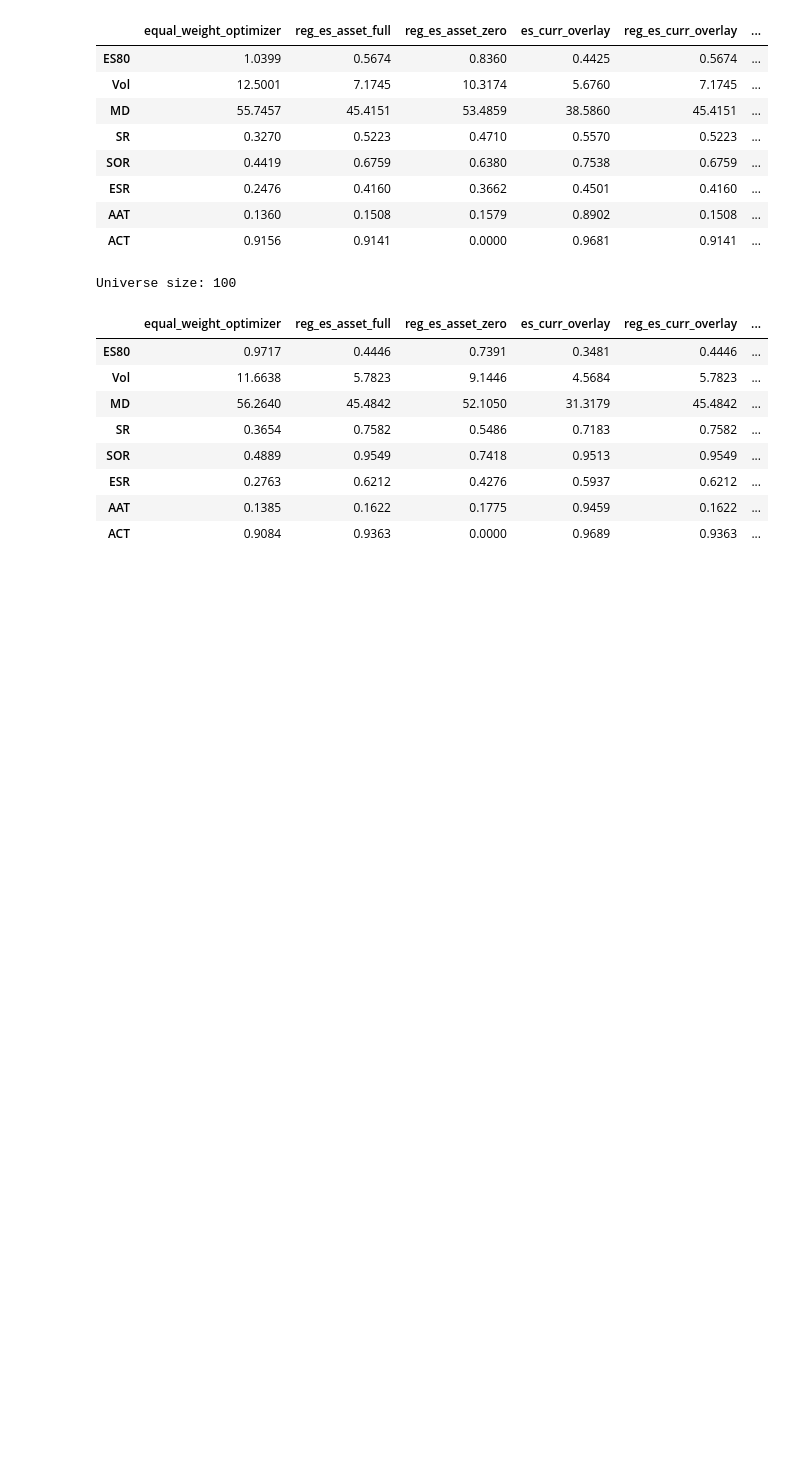
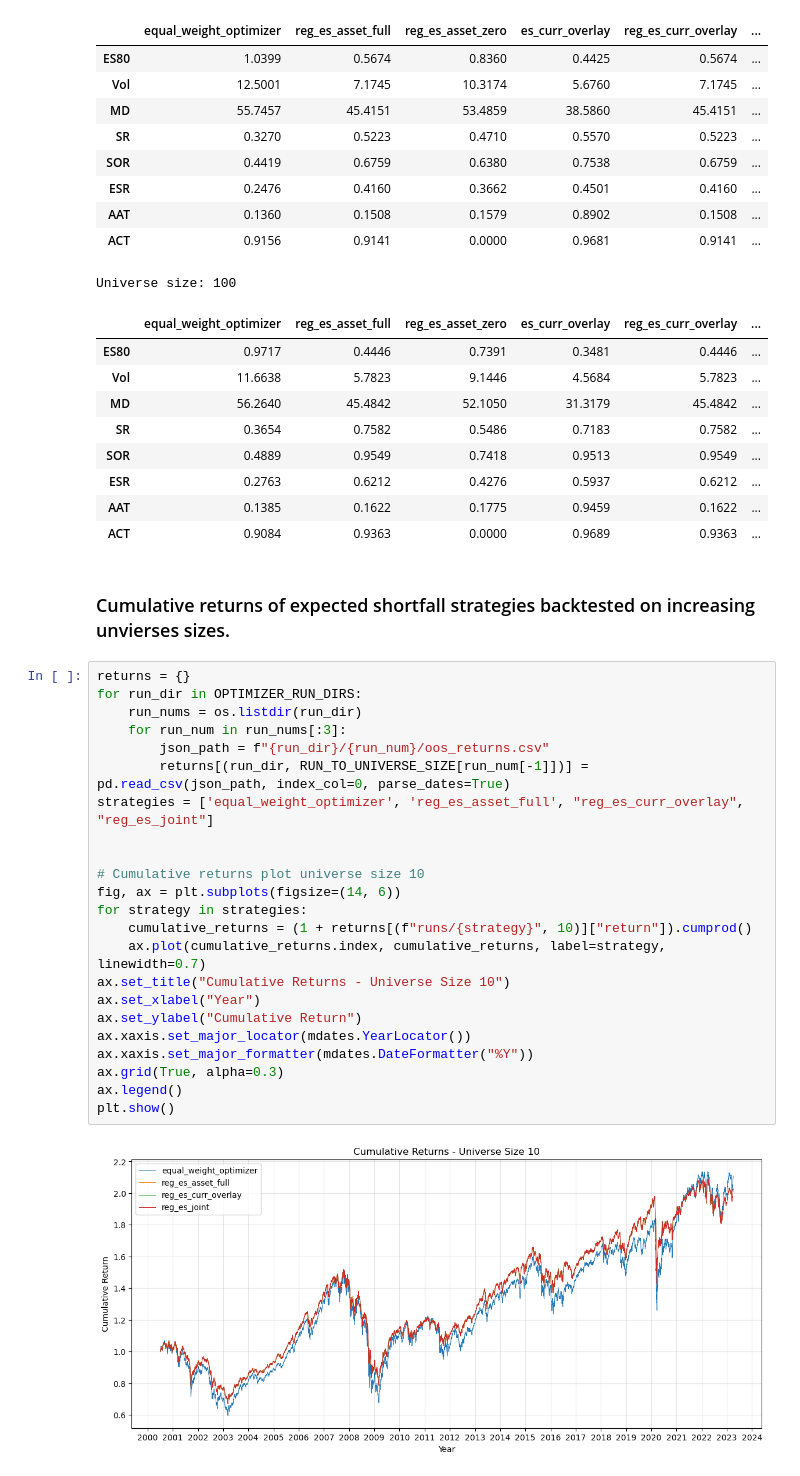
Before and after one commit to anejrozman/Currency-Overlay-or-Joint-Optimization, a Jupyter notebook: results/plotting.ipynb, the cells around one changed output. Saved outputs shown, nothing was run; the diff lists cells and outputs as text; blank space fills up the shorter version.

Commit message:
Plot of cumulative returns for expected shortfall strategies on different universe sizes.

```diff
--- a/results/plotting.ipynb
+++ b/results/plotting.ipynb
@@ -84,3 +87,30 @@ Universe size: 100
 | ESR | 0.2763 | 0.6212 | 0.4276 | 0.5937 | 0.6212 | ... |
 | AAT | 0.1385 | 0.1622 | 0.1775 | 0.9459 | 0.1622 | ... |
 | ACT | 0.9084 | 0.9363 | 0.0000 | 0.9689 | 0.9363 | ... |
+# %% [markdown]
+### Cumulative returns of expected shortfall strategies backtested on increasing unvierses sizes.
+# %%
+returns = {}
+for run_dir in OPTIMIZER_RUN_DIRS:
+    run_nums = os.listdir(run_dir)
+    for run_num in run_nums[:3]:
+        json_path = f"{run_dir}/{run_num}/oos_returns.csv"
+        returns[(run_dir, RUN_TO_UNIVERSE_SIZE[run_num[-1]])] = pd.read_csv(json_path, index_col=0, parse_dates=True)
+strategies = ['equal_weight_optimizer', 'reg_es_asset_full', "reg_es_curr_overlay", "reg_es_joint"]
+
+
+# Cumulative returns plot universe size 10
+fig, ax = plt.subplots(figsize=(14, 6))
+for strategy in strategies:
+    cumulative_returns = (1 + returns[(f"runs/{strategy}", 10)]["return"]).cumprod()
+    ax.plot(cumulative_returns.index, cumulative_returns, label=strategy, linewidth=0.7)
+ax.set_title("Cumulative Returns - Universe Size 10")
+ax.set_xlabel("Year")
+ax.set_ylabel("Cumulative Return")
+ax.xaxis.set_major_locator(mdates.YearLocator())
+ax.xaxis.set_major_formatter(mdates.DateFormatter("%Y"))
+ax.grid(True, alpha=0.3)
+ax.legend()
+plt.show()
+# %% [output]
+[figure, added]
```
Also changed, not shown: parts of 7 cells of this notebook.
